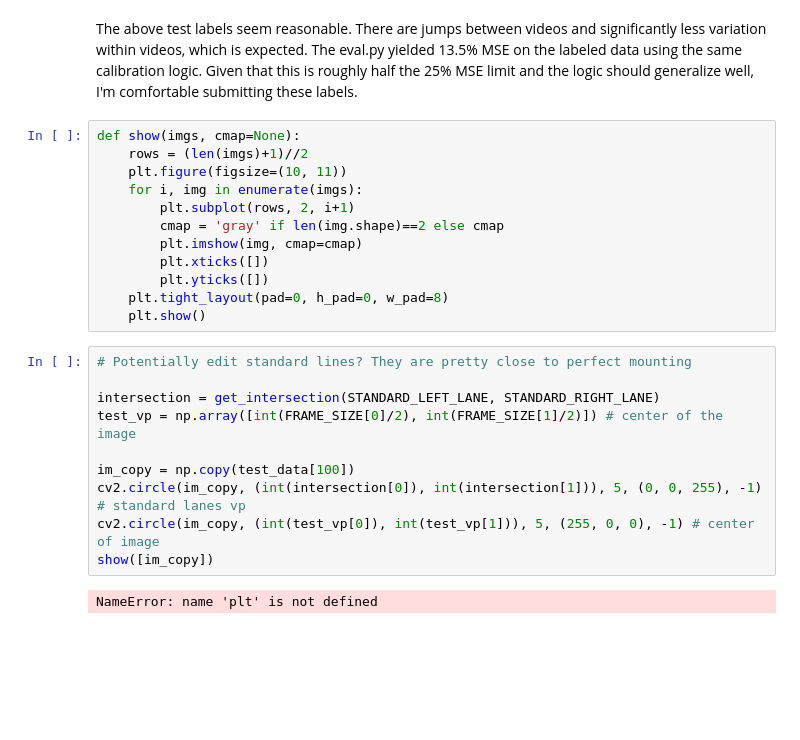
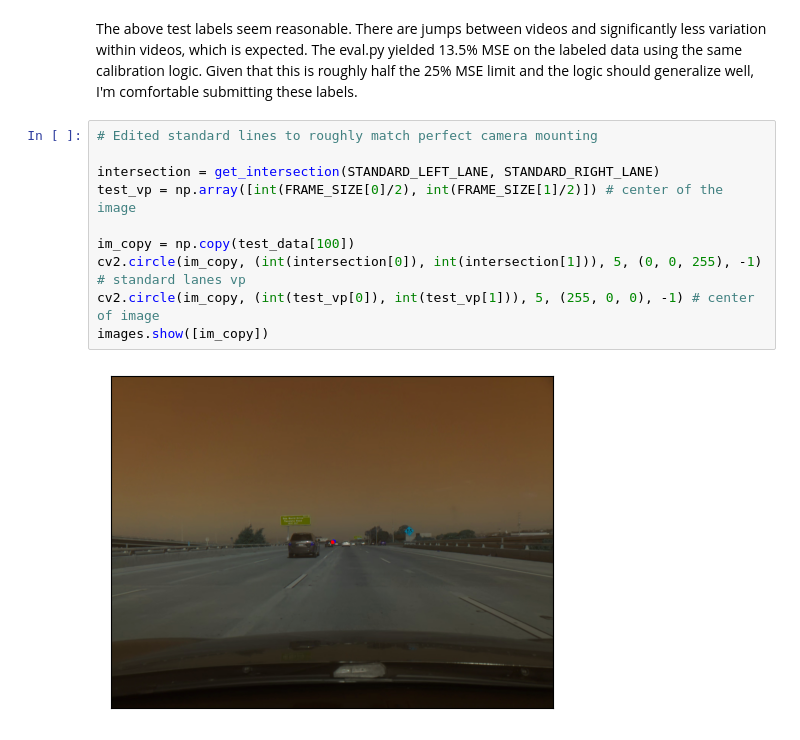
Before and after one commit to connor-henderson/calib_challenge, a Jupyter notebook: eda.ipynb, the cells around one changed output. Cells and saved outputs as stored; diff of their text form; blank space fills up the shorter version.

```diff
--- a/eda.ipynb
+++ b/eda.ipynb
@@ -114,29 +121,17 @@ plt.plot(test_labels.index, test_labels['pitch'], label='pitch-test', color='c')
 [figure]
 # %% [markdown]
 The above test labels seem reasonable. There are jumps between videos and significantly less variation within videos, which is expected. The eval.py yielded 13.5% MSE on the labeled data using the same calibration logic. Given that this is roughly half the 25% MSE limit and the logic should generalize well, I'm comfortable submitting these labels.
-# %%
-def show(imgs, cmap=None):
-    rows = (len(imgs)+1)//2
-    plt.figure(figsize=(10, 11))
-    for i, img in enumerate(imgs):
-        plt.subplot(rows, 2, i+1)
-        cmap = 'gray' if len(img.shape)==2 else cmap
-        plt.imshow(img, cmap=cmap)
-        plt.xticks([])
-        plt.yticks([])
-    plt.tight_layout(pad=0, h_pad=0, w_pad=8)
-    plt.show()
 # %%
-# Potentially edit standard lines? They are pretty close to perfect mounting
+# Edited standard lines to roughly match perfect camera mounting
 
 intersection = get_intersection(STANDARD_LEFT_LANE, STANDARD_RIGHT_LANE)
 test_vp = np.array([int(FRAME_SIZE[0]/2), int(FRAME_SIZE[1]/2)]) # center of the image
 
 im_copy = np.copy(test_data[100])
 cv2.circle(im_copy, (int(intersection[0]), int(intersection[1])), 5, (0, 0, 255), -1) # standard lanes vp
 cv2.circle(im_copy, (int(test_vp[0]), int(test_vp[1])), 5, (255, 0, 0), -1) # center of image
-show([im_copy])
+images.show([im_copy])
 # %% [output]
-NameError: name 'plt' is not defined
+[figure, added]
 # %%
 # Sandbox for testing variations on portions of the data
```
Also changed, not shown: parts of 5 cells of this notebook, 1 other file.
